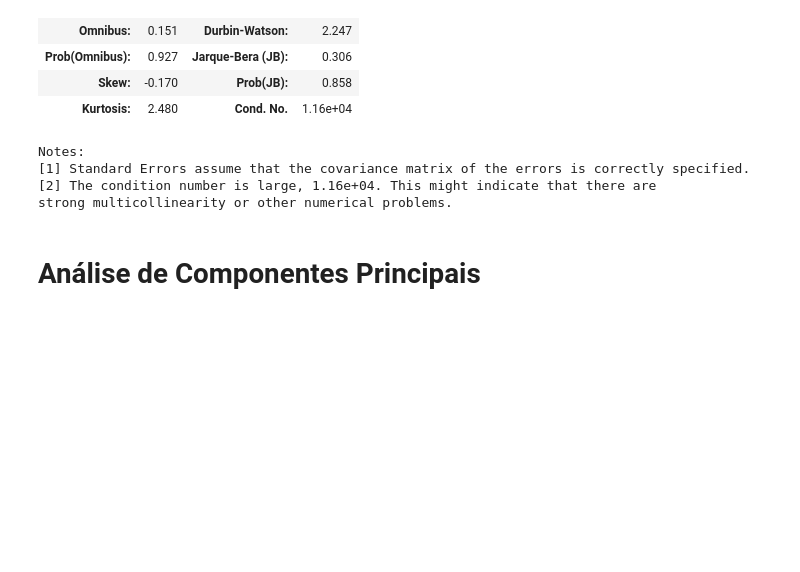
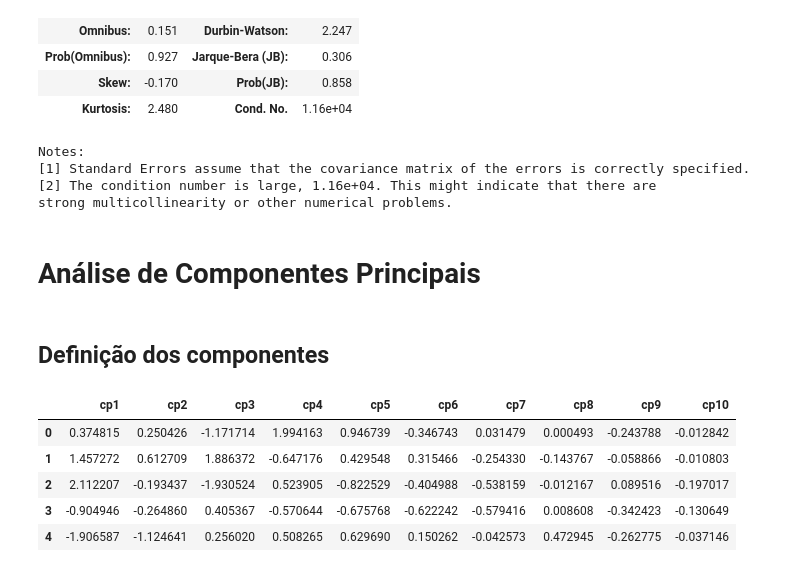
Before and after one commit to guiandradedev/tcd-car-consumption, a Jupyter notebook: analyze.ipynb, the cells around one changed output. Cells and saved outputs as stored; diff of their text form; code cells hidden in the pictures; blank space fills up the shorter version.

```diff
--- a/analyze.ipynb
+++ b/analyze.ipynb
@@ -733,3 +735,20 @@ Notes:
 strong multicollinearity or other numerical problems.
 # %% [markdown]
 # Análise de Componentes Principais
+# %% [markdown]
+## Definição dos componentes
+# %%
+pca = PCA()
+pca_result = pca.fit_transform(scale(df))
+pca_result_df = pd.DataFrame(
+    pca_result,
+    columns=[f'cp{i+1}' for i in range(pca_result.shape[1])]
+)
+pca_result_df.head()
+# %% [output]
+|  | cp1 | cp2 | cp3 | cp4 | cp5 | cp6 | cp7 | cp8 | cp9 | cp10 |
+| 0 | 0.374815 | 0.250426 | -1.171714 | 1.994163 | 0.946739 | -0.346743 | 0.031479 | 0.000493 | -0.243788 | -0.012842 |
+| 1 | 1.457272 | 0.612709 | 1.886372 | -0.647176 | 0.429548 | 0.315466 | -0.254330 | -0.143767 | -0.058866 | -0.010803 |
+| 2 | 2.112207 | -0.193437 | -1.930524 | 0.523905 | -0.822529 | -0.404988 | -0.538159 | -0.012167 | 0.089516 | -0.197017 |
+| 3 | -0.904946 | -0.264860 | 0.405367 | -0.570644 | -0.675768 | -0.622242 | -0.579416 | 0.008608 | -0.342423 | -0.130649 |
+| 4 | -1.906587 | -1.124641 | 0.256020 | 0.508265 | 0.629690 | 0.150262 | -0.042573 | 0.472945 | -0.262775 | -0.037146 |
```
Also changed, not shown: parts of 14 cells of this notebook.
